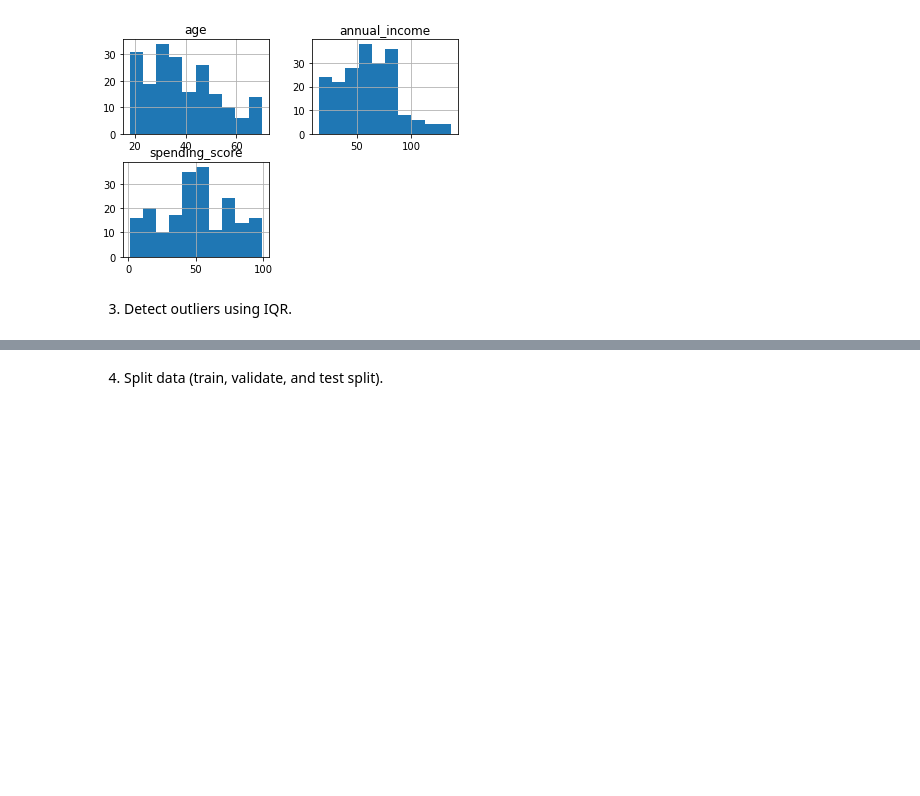
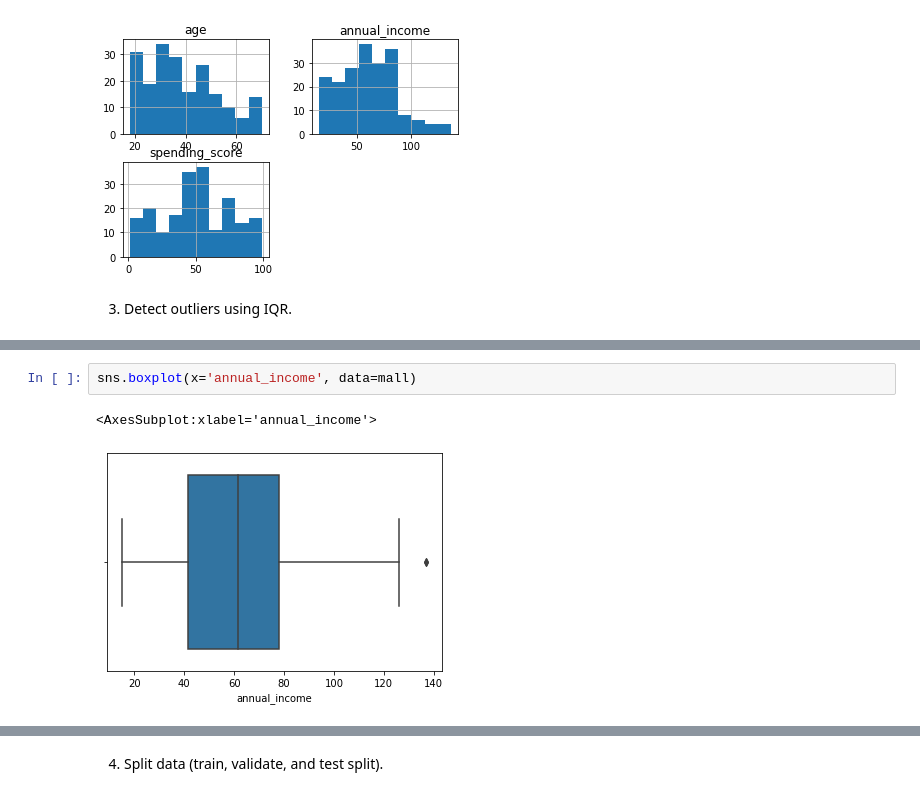
Before and after one commit to o0amandagomez0o/clustering-exercises, a Jupyter notebook: zillow.ipynb, the cells around one changed output, grey strips where cells are left out. Saved outputs shown, nothing was run; the diff lists cells and outputs as text; blank space fills up the shorter version.

```diff
--- a/zillow.ipynb
+++ b/zillow.ipynb
@@ -1311,0 +1317,5 @@ array([[<AxesSubplot:title={'center':'age'}>,
+# %%
+sns.boxplot(x='annual_income', data=mall)
+# %% [output]
+<AxesSubplot:xlabel='annual_income'>
+[figure, added]
```
Also changed, not shown: parts of 34 cells of this notebook, 2 other files.
